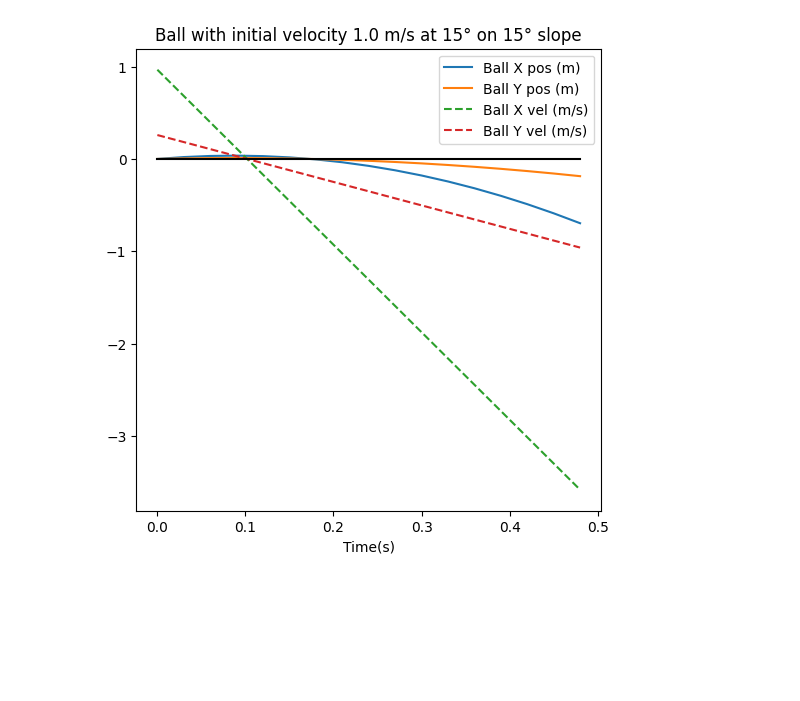
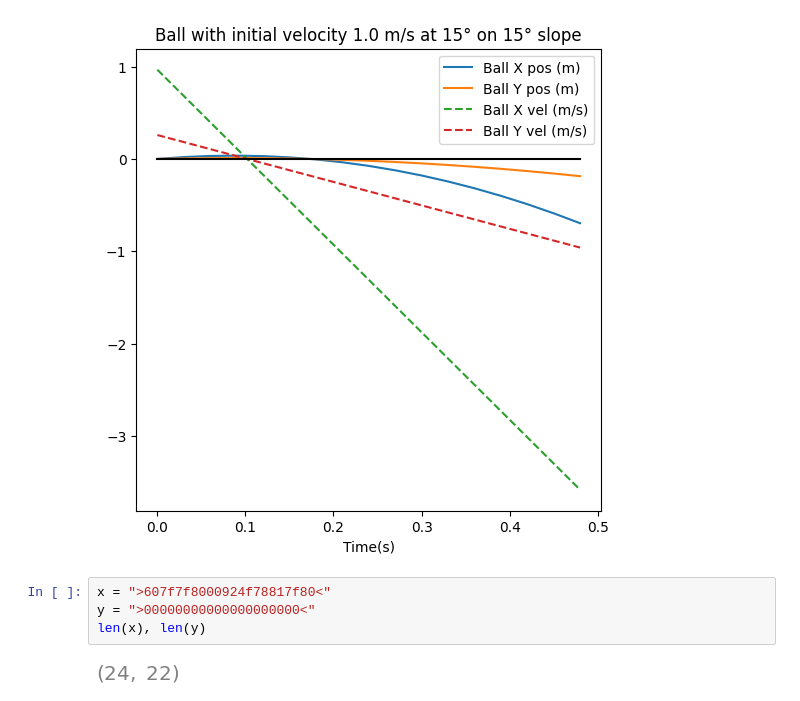
Before and after one commit to ivorjawa/StewartPlatform, a Jupyter notebook: StewartPlatformNotes.ipynb, the cells around one changed output. Cells and saved outputs as stored; diff of their text form; blank space fills up the shorter version.

```diff
--- a/StewartPlatformNotes.ipynb
+++ b/StewartPlatformNotes.ipynb
@@ -538,3 +538,9 @@ v0: [        0.9659         0.2588]
 av: [       -9.4725        -2.5381]
 <matplotlib.legend.Legend at 0x...>
 [figure]
+# %%
+x = ">607f7f8000924f78817f80<"
+y = ">00000000000000000000<"
+len(x), len(y)
+# %% [output]
+[figure, added]
```
Also changed, not shown: 5 other files.
